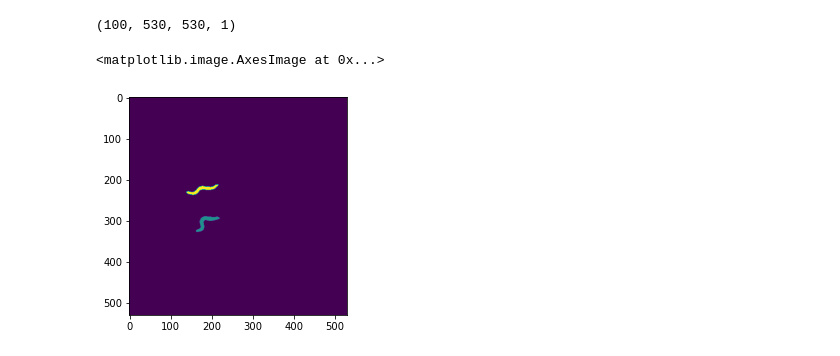
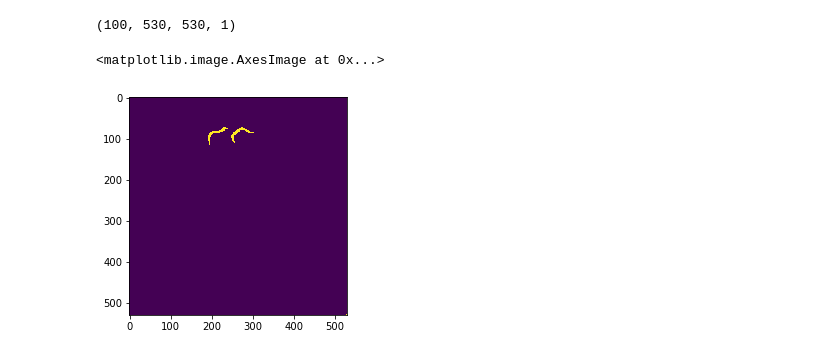
Before and after one commit to RosaryYao/msc_wormtracking, a Jupyter notebook: track_worms_2.ipynb, the cells around one changed output. Saved outputs shown, nothing was run; the diff lists cells and outputs as text; code cells hidden in the pictures.

```diff
--- a/track_worms_2.ipynb
+++ b/track_worms_2.ipynb
@@ -332,6 +316,7 @@ npz = np.load("../test.npz")
+# %%
+seg = np.load("../segmented/6819_3/D7_seg_1.npy")
+raw = np.load("../6819_3/D7_raw_1.npy")
 # %%
-raw = npz['X']
-seg = npz['y']
 print(raw.shape)
 print(seg.shape)
 # %% [output]
@@ -343,6 +332,6 @@ seg_0 = seg[0]
 # %%
 trial = deepcell.tracking.cell_tracker(
-    raw_0, seg_0, tracking_model,
+    raw, seg, tracking_model,
     max_distance=max_distance,
     track_length=track_length,
     division=division[0],
@@ -372,32 +341,0 @@ print(seg.shape)
-# %%
-# The tracker requires normalized images as input
-def image_norm(img):
-    return (img - np.mean(img)) / np.std(img)
-
-# Go through each batch (movie) in each dataset
-for batch_num, (lineage, raw, tracked) in enumerate(zip(trks['lineages'], trks['X'], trks['y'])):
-    # Normalize raw images
-    for frame in range(raw.shape[0]):
-        raw[frame, :, :, 0] = image_norm(raw[frame, :, :, 0])
-
-    #print(raw.shape)
-    #print(tracked.shape)
-        # Track each movie with each division parameter
-    print('Tracking: Dataset {}, Batch {}'.format(set_num, batch_num))
-    # Track with the selected parameters
-    trial = deepcell.tracking.cell_tracker(
-        raw, tracked, tracking_model,
-        max_distance=max_distance,
-        track_length=track_length,
-        division=div_param,
-        birth=birth_param,
-        death=death_param,
-        neighborhood_scale_size=neighborhood_scale_size,
-        features=features,
-        crop_dim=100)
-
-    try:
-        trial.track_cells()
-    except ValueError:
-        print("ValueError occurs!")
-        pass
@@ -426,7 +346,7 @@ trial.y.shape
 # %%
 import matplotlib.pyplot as plt
 
-plt.imshow(trial.y[3])
+plt.imshow(trial.y[99])
 # %% [output]
 <matplotlib.image.AxesImage at 0x...>
-[figure, old version]
+[figure, new version]
```
Also changed, not shown: parts of 50 cells of this notebook, 7 other files.
